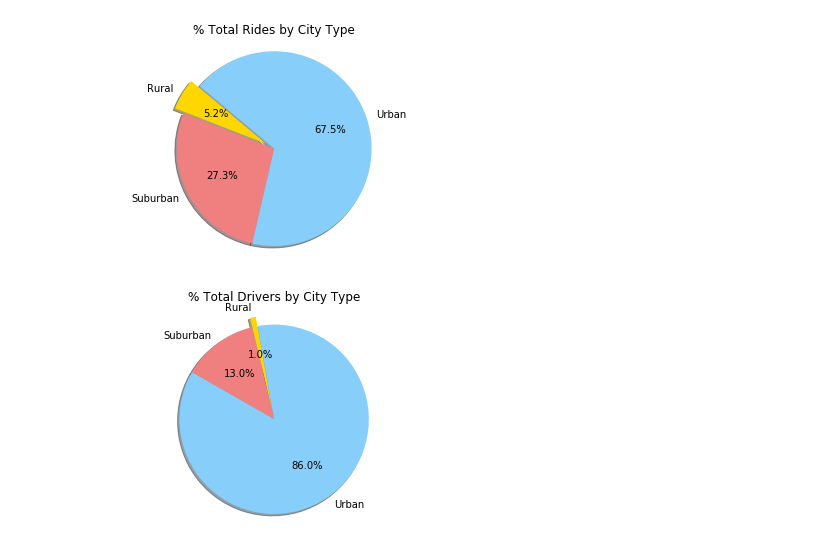
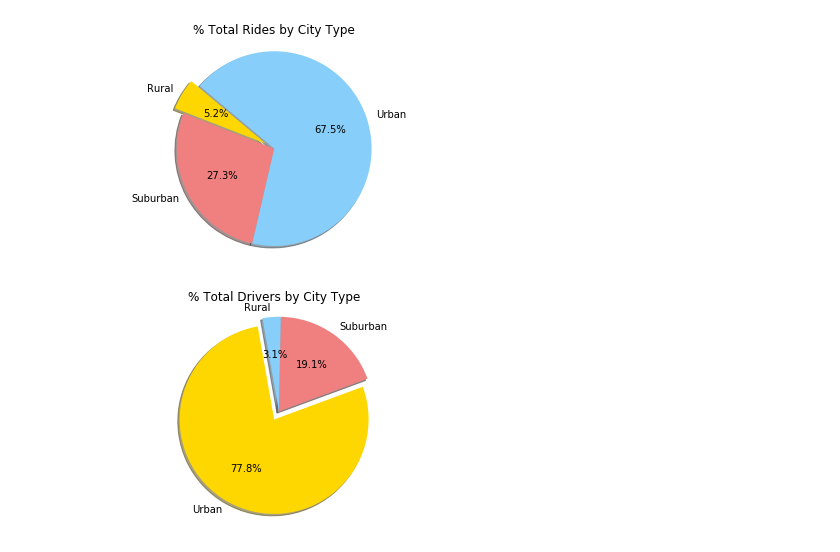
Before and after one commit to HannahFan123/matplotlib_hw, a Jupyter notebook: Matplot Pyber.ipynb, the cells around one changed output. Saved outputs shown, nothing was run; the diff lists cells and outputs as text; code cells hidden in the pictures.

```diff
--- a/Matplot Pyber.ipynb
+++ b/Matplot Pyber.ipynb
@@ -116,25 +116,35 @@ plt.axis("equal")
 plt.show()
 # %% [output]
 [figure]
+# %%
+#labels for pie chart
+labels = ["Urban", "Suburban", "Rural"]
+
+#filtering by region
+urban_data = city_df[city_df["type"] == "Urban"]
+suburban_data = city_df[city_df["type"] == "Suburban"]
+rural_data = city_df[city_df["type"] == "Rural"]
 # %%
-#labels for pie chart
-labels = ["Rural", "Suburban", "Urban"]
+#getting urban drivers
+urban_total_drivers= urban_data.groupby("type")["driver_count"].sum()
 
-# Make groups and sum
-driver_groups = combined_df.groupby(['type'])
-sum_drivers = driver_groups['driver_count'].sum()
+#getting suburban drivers
+suburban_total_drivers= suburban_data.groupby("type")["driver_count"].sum()
+
+#getting rural drivers
+rural_total_drivers= rural_data.groupby("type")["driver_count"].sum()
 
 # Values per Label
-sizes = [sum_drivers[hannah] for hannah in sum_drivers.keys()]
+sizes = [urban_total_drivers, suburban_total_drivers, rural_total_drivers]
 
 # Formatting
 colors = ["gold", "lightcoral", "lightskyblue"]
 explode = (0.1, 0, 0)
 plt.title("% Total Drivers by City Type")
 
 # Automatically finds the percentages of each part of the pie chart
 plt.pie(sizes, explode=explode, labels=labels, colors=colors, autopct="%1.1f%%", shadow=True, startangle=100)
 plt.axis("equal")
 plt.show()
 # %% [output]
-[figure, old version]
+[figure, new version]
```
Also changed, not shown: 2 other files.
